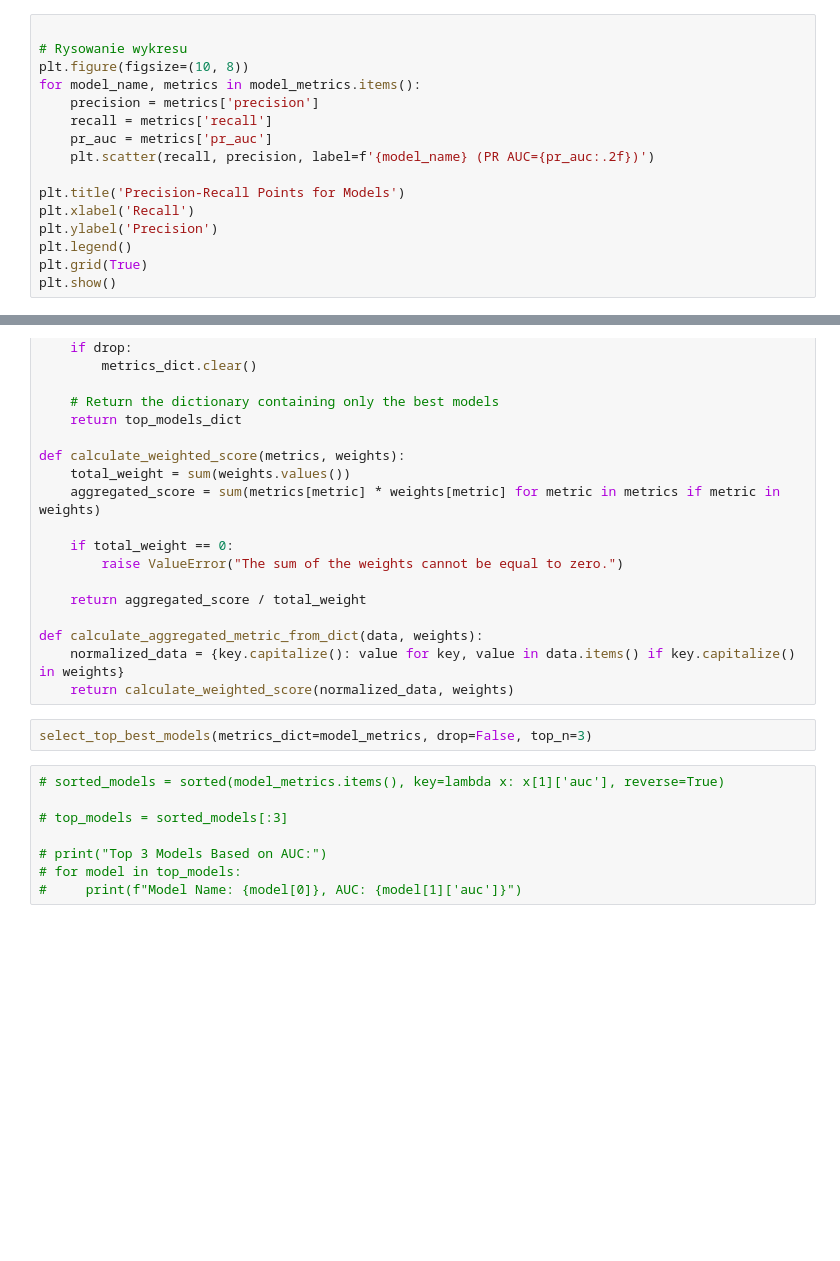
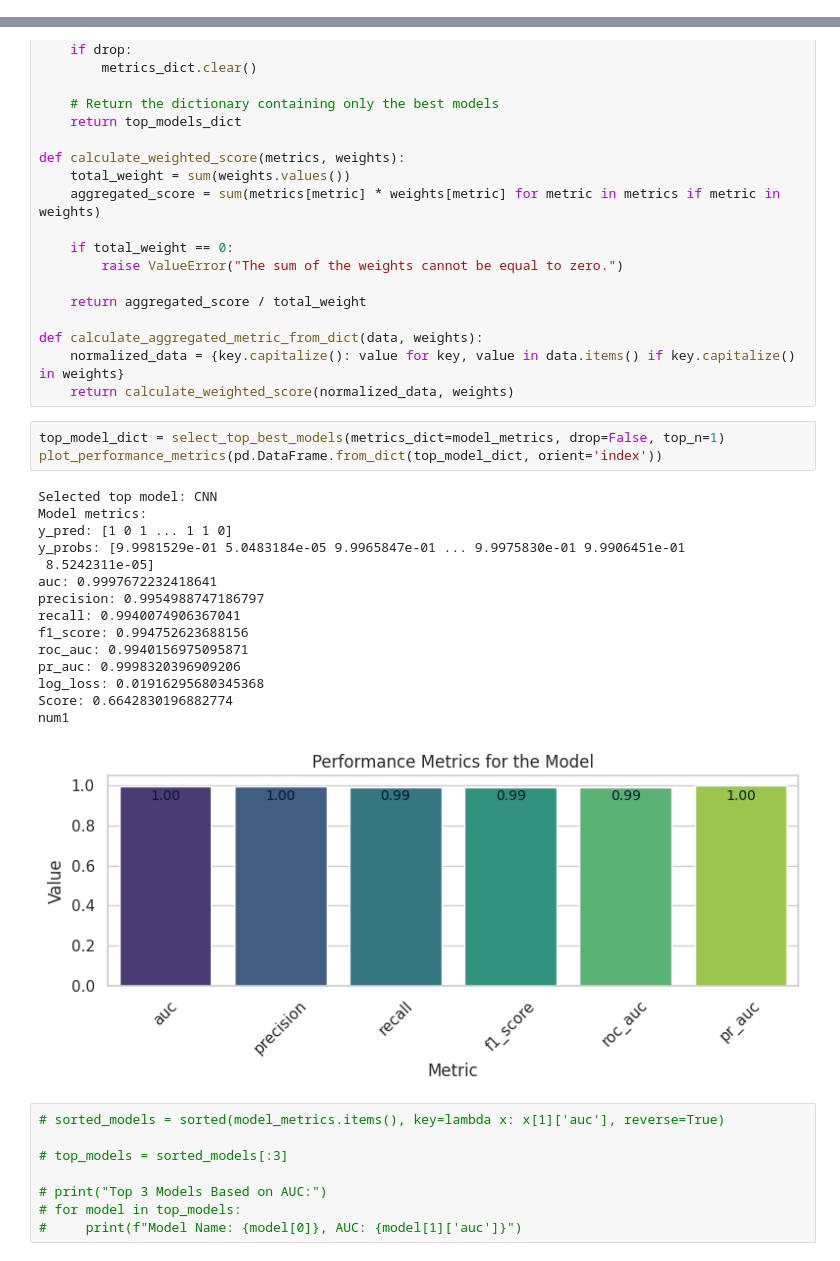
Before and after one commit to agomolka/MAThesisSentimentAnalysis, a Jupyter notebook: Social_Media_Text_Sentiment_Analysis.ipynb, the cells around one changed output, grey strips where cells are left out. Drawn from its saved outputs; the diff is of its cells as text; blank space fills up the shorter version.

```diff
--- a/Social_Media_Text_Sentiment_Analysis.ipynb
+++ b/Social_Media_Text_Sentiment_Analysis.ipynb
@@ -2475,16 +2643,0 @@ plt.show()
-# %%
-
-# Rysowanie wykresu
-plt.figure(figsize=(10, 8))
-for model_name, metrics in model_metrics.items():
-    precision = metrics['precision']
-    recall = metrics['recall']
-    pr_auc = metrics['pr_auc']
-    plt.scatter(recall, precision, label=f'{model_name} (PR AUC={pr_auc:.2f})')
-
-plt.title('Precision-Recall Points for Models')
-plt.xlabel('Recall')
-plt.ylabel('Precision')
-plt.legend()
-plt.grid(True)
-plt.show()
@@ -2585,8 +2867,25 @@ def calculate_weighted_score(metrics, weights):
 def calculate_aggregated_metric_from_dict(data, weights):
     normalized_data = {key.capitalize(): value for key, value in data.items() if key.capitalize() in weights}
     return calculate_weighted_score(normalized_data, weights)
-# %%
-select_top_best_models(metrics_dict=model_metrics, drop=False, top_n=3)
+# %%
+top_model_dict = select_top_best_models(metrics_dict=model_metrics, drop=False, top_n=1)
+plot_performance_metrics(pd.DataFrame.from_dict(top_model_dict, orient='index'))
+# %% [output]
+Selected top model: CNN
+Model metrics:
+y_pred: [1 0 1 ... 1 1 0]
+y_probs: [9.9981529e-01 5.0483184e-05 9.9965847e-01 ... 9.9975830e-01 9.9906451e-01
+ 8.5242311e-05]
+auc: 0.9997672232418641
+precision: 0.9954988747186797
+recall: 0.9940074906367041
+f1_score: 0.994752623688156
+roc_auc: 0.9940156975095871
+pr_auc: 0.9998320396909206
+log_loss: 0.01916295680345368
+Score: 0.6642830196882774
+num1
+[figure, added]
 # %%
 # sorted_models = sorted(model_metrics.items(), key=lambda x: x[1]['auc'], reverse=True)
 
```
Also changed, not shown: parts of 33 cells of this notebook.
